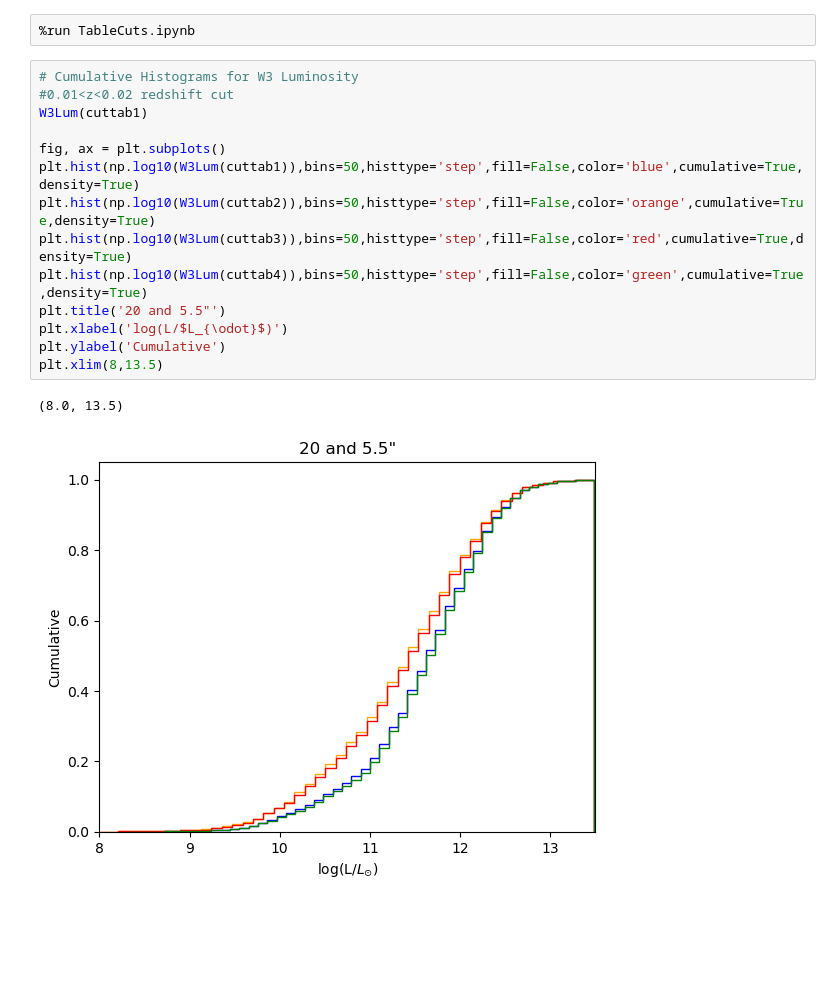
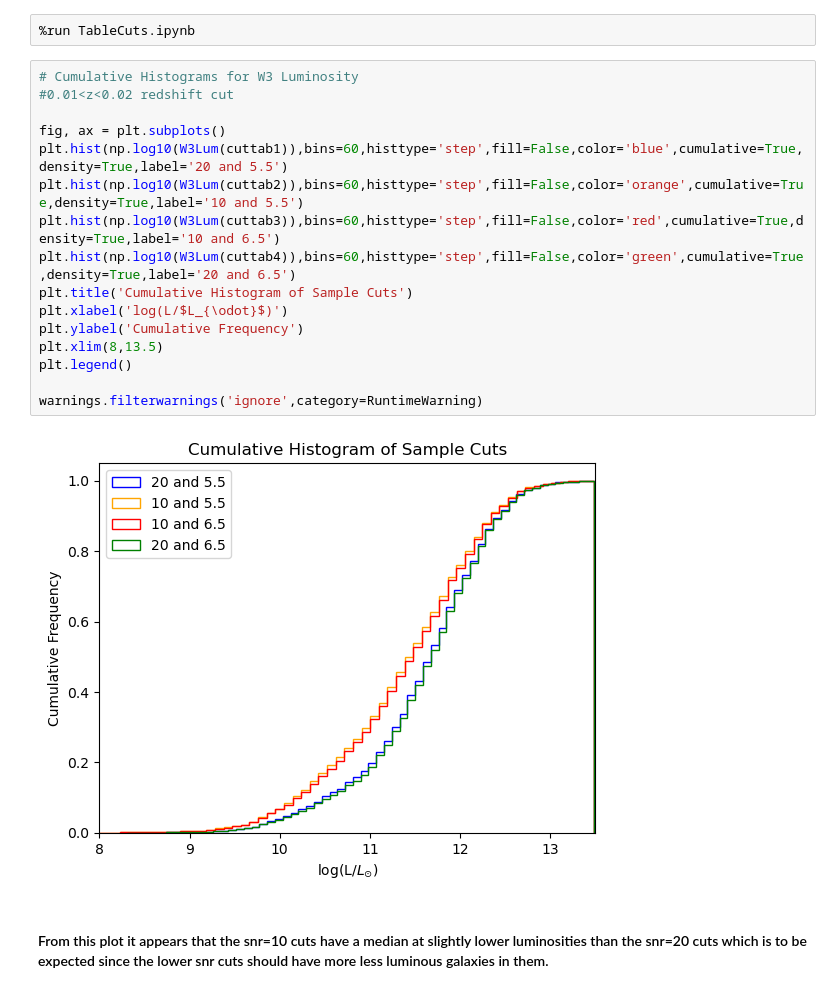
Before and after one commit to EvanBarkus/WISESize_Project, a Jupyter notebook: W3Hist.ipynb, the cells around one changed output. Saved outputs shown, nothing was run; the diff lists cells and outputs as text; blank space fills up the shorter version.

Commit message:
Added KS test and made some changes to the histograms.

```diff
--- a/W3Hist.ipynb
+++ b/W3Hist.ipynb
@@ -3,20 +3,23 @@
 # %%
 # Cumulative Histograms for W3 Luminosity
 #0.01<z<0.02 redshift cut
-W3Lum(cuttab1)
 
 fig, ax = plt.subplots()
-plt.hist(np.log10(W3Lum(cuttab1)),bins=50,histtype='step',fill=False,color='blue',cumulative=True,density=True)
-plt.hist(np.log10(W3Lum(cuttab2)),bins=50,histtype='step',fill=False,color='orange',cumulative=True,density=True)
-plt.hist(np.log10(W3Lum(cuttab3)),bins=50,histtype='step',fill=False,color='red',cumulative=True,density=True)
-plt.hist(np.log10(W3Lum(cuttab4)),bins=50,histtype='step',fill=False,color='green',cumulative=True,density=True)
-plt.title('20 and 5.5"')
+plt.hist(np.log10(W3Lum(cuttab1)),bins=60,histtype='step',fill=False,color='blue',cumulative=True,density=True,label='20 and 5.5')
+plt.hist(np.log10(W3Lum(cuttab2)),bins=60,histtype='step',fill=False,color='orange',cumulative=True,density=True,label='10 and 5.5')
+plt.hist(np.log10(W3Lum(cuttab3)),bins=60,histtype='step',fill=False,color='red',cumulative=True,density=True,label='10 and 6.5')
+plt.hist(np.log10(W3Lum(cuttab4)),bins=60,histtype='step',fill=False,color='green',cumulative=True,density=True,label='20 and 6.5')
+plt.title('Cumulative Histogram of Sample Cuts')
 plt.xlabel('log(L/$L_{\odot}$)')
-plt.ylabel('Cumulative')
+plt.ylabel('Cumulative Frequency')
 plt.xlim(8,13.5)
+plt.legend()
+
+warnings.filterwarnings('ignore',category=RuntimeWarning)
 # %% [output]
-(8.0, 13.5)
-[figure, old version]
+[figure, new version]
+# %% [markdown]
+#### From this plot it appears that the snr=10 cuts have a median at slightly lower luminosities than the snr=20 cuts which is to be expected since the lower snr cuts should have more less luminous galaxies in them.
 # %%
 # Plot cut samples and full sample
 
```
Also changed, not shown: parts of 3 cells of this notebook.
